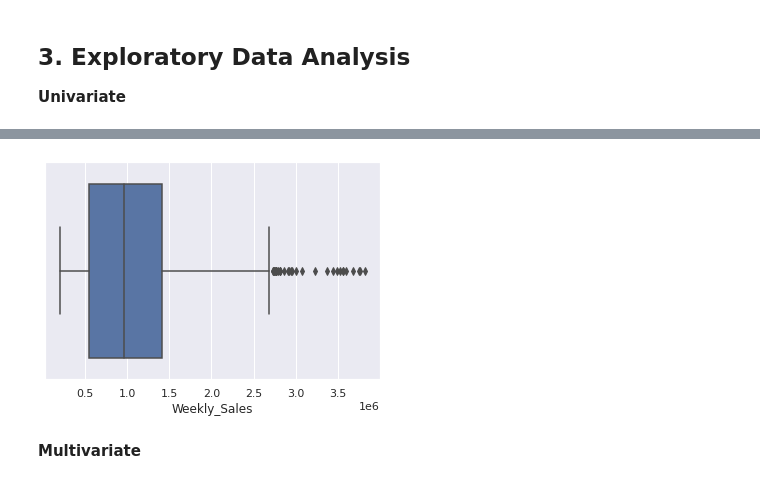
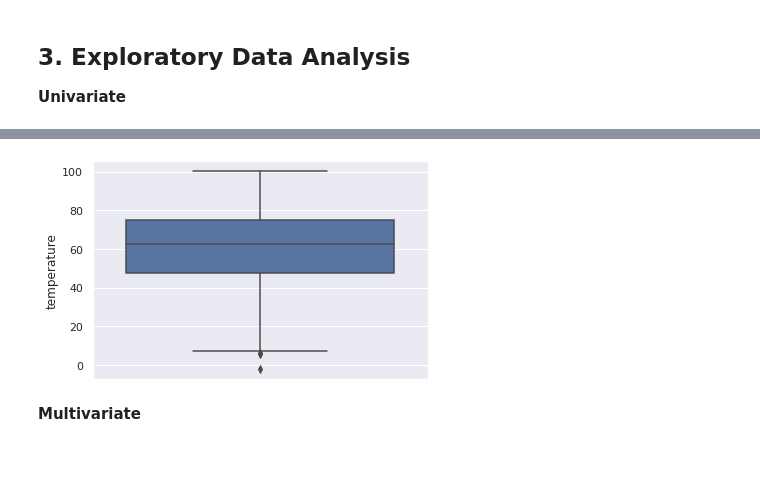
Before and after one commit to BuhariS/walmart_sales_prediction, a Jupyter notebook: walmart_sales_prediction.ipynb, the cells around one changed output, grey strips where cells are left out. Cells and saved outputs as stored; diff of their text form; code cells hidden in the pictures; blank space fills up the shorter version.

Commit message:
feat: Added box plot

```diff
--- a/walmart_sales_prediction.ipynb
+++ b/walmart_sales_prediction.ipynb
@@ -106,0 +130,2 @@ sales.head(3)
+# %%
+sales['Date'] = pd.to_datetime(sales.Date)
@@ -107 +151,3 @@ sales.head(3)
+# %%
+sales.columns = [col.lower() for col in sales.columns ]
 # %%
@@ -230,8 +327,8 @@ sales.plot(kind='density', subplots=True, layout=(3, 3), sharex=False, figsize=(
 # %%
 # box plot
-sns.boxplot(x='Weekly_Sales', data=sales);
+sns.boxplot(y='temperature', data=sales);
 # %% [output]
-[figure, old version]
+[figure, new version]
 # %%
 # violin plot
 sns.violinplot(x='bmi', data=sales);
```
Also changed, not shown: parts of 17 cells of this notebook.
